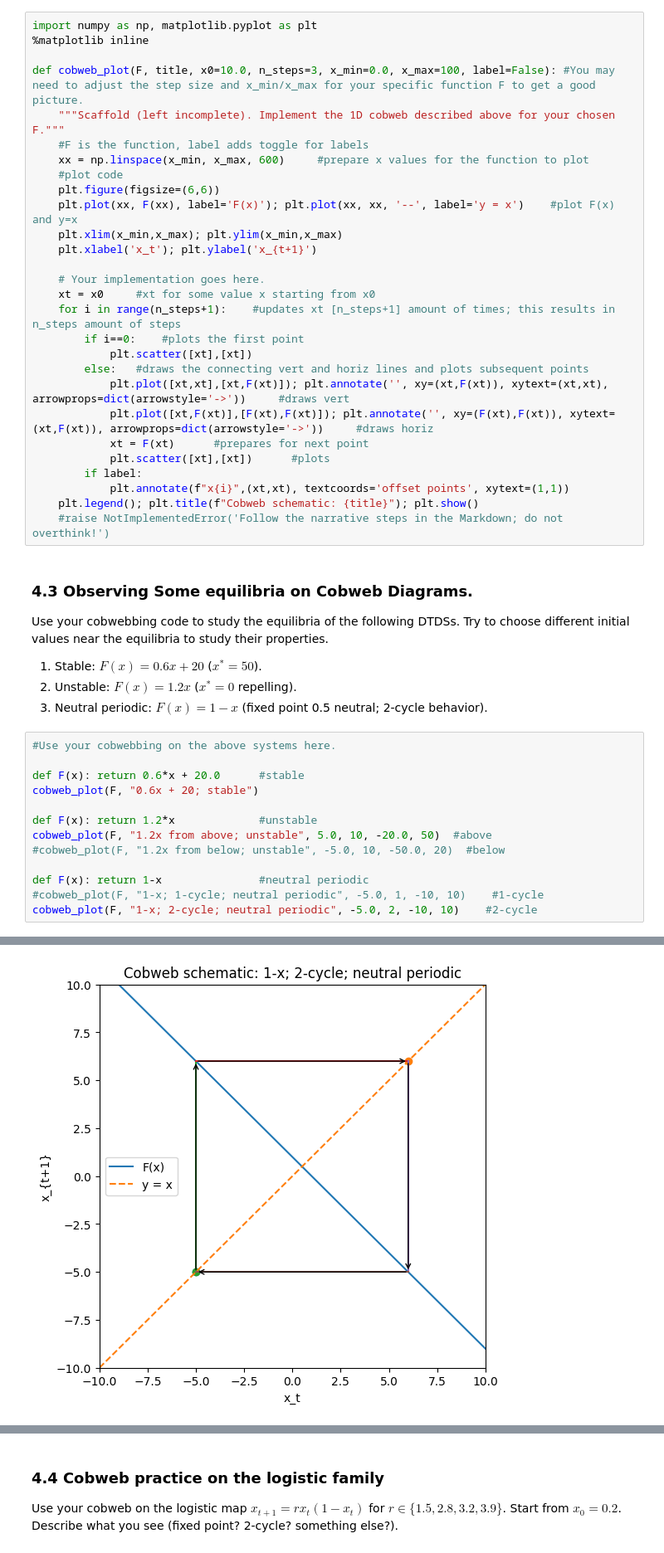
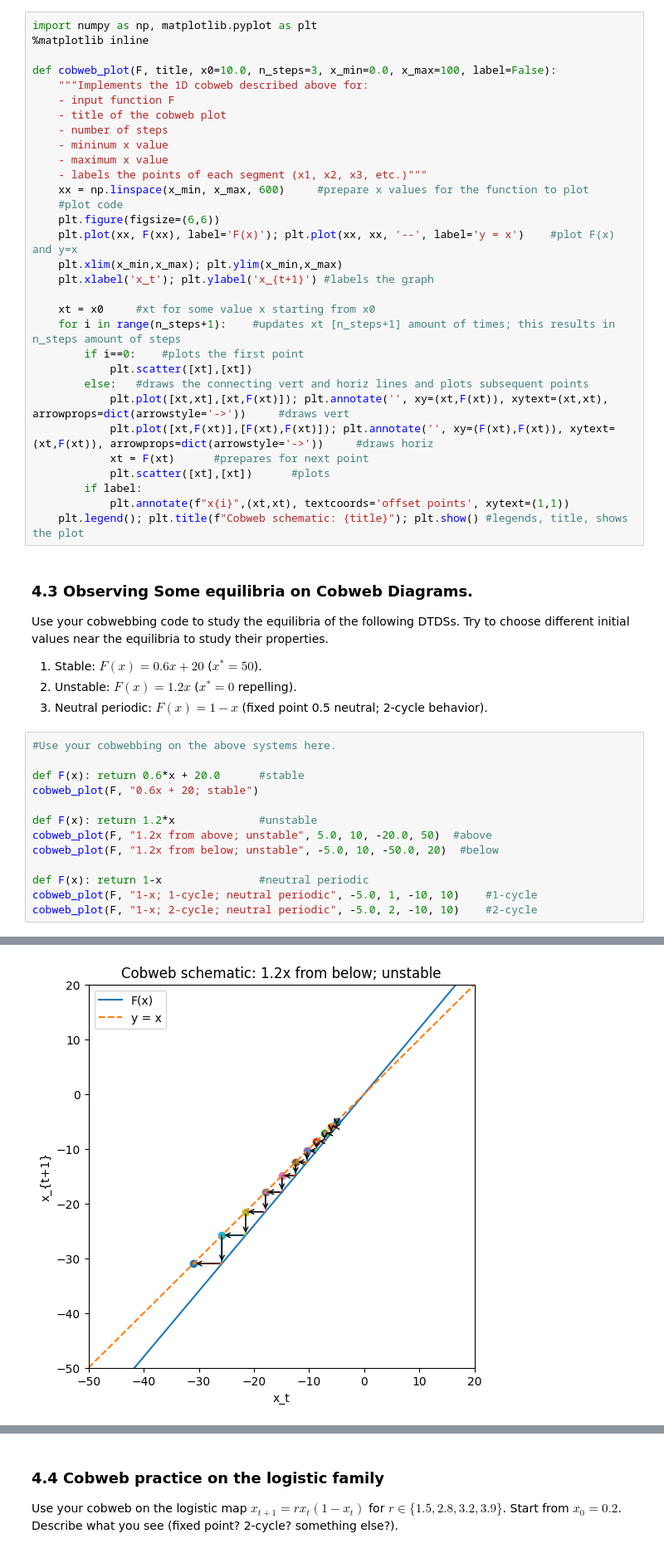
Before and after one commit to DanielCao-7/RP2-AAS-Python-Workbook, a Jupyter notebook: RP 2 - Discrete-Time Dynamical Systems - AAS.ipynb, the cells around one changed output, grey strips where cells are left out. Shown at 83% size. Cells and saved outputs as stored; diff of their text form.

```diff
--- a/RP 2 - Discrete-Time Dynamical Systems - AAS.ipynb
+++ b/RP 2 - Discrete-Time Dynamical Systems - AAS.ipynb
@@ -140,17 +140,21 @@ Steps: (i) plot $y=F(x)$ and $y=x$; (ii) start at $x_0$; (iii) vertical to $(x_0
 import numpy as np, matplotlib.pyplot as plt
 %matplotlib inline
 
-def cobweb_plot(F, title, x0=10.0, n_steps=3, x_min=0.0, x_max=100, label=False): #You may need to adjust the step size and x_min/x_max for your specific function F to get a good picture.
-    """Scaffold (left incomplete). Implement the 1D cobweb described above for your chosen F."""
-    #F is the function, label adds toggle for labels
+def cobweb_plot(F, title, x0=10.0, n_steps=3, x_min=0.0, x_max=100, label=False):
+    """Implements the 1D cobweb described above for:
+    - input function F
+    - title of the cobweb plot
+    - number of steps
+    - mininum x value
+    - maximum x value
+    - labels the points of each segment (x1, x2, x3, etc.)"""
     xx = np.linspace(x_min, x_max, 600)     #prepare x values for the function to plot
     #plot code
     plt.figure(figsize=(6,6))
     plt.plot(xx, F(xx), label='F(x)'); plt.plot(xx, xx, '--', label='y = x')    #plot F(x) and y=x
     plt.xlim(x_min,x_max); plt.ylim(x_min,x_max)
-    plt.xlabel('x_t'); plt.ylabel('x_{t+1}')
+    plt.xlabel('x_t'); plt.ylabel('x_{t+1}') #labels the graph
 
-    # Your implementation goes here.
     xt = x0     #xt for some value x starting from x0
     for i in range(n_steps+1):    #updates xt [n_steps+1] amount of times; this results in n_steps amount of steps
         if i==0:    #plots the first point
@@ -162,8 +166,7 @@ def cobweb_plot(F, title, x0=10.0, n_steps=3, x_min=0.0, x_max=100, label=False)
             plt.scatter([xt],[xt])      #plots
         if label:
             plt.annotate(f"x{i}",(xt,xt), textcoords='offset points', xytext=(1,1))
-    plt.legend(); plt.title(f"Cobweb schematic: {title}"); plt.show()
-    #raise NotImplementedError('Follow the narrative steps in the Markdown; do not overthink!')
+    plt.legend(); plt.title(f"Cobweb schematic: {title}"); plt.show() #legends, title, shows the plot
 # %% [markdown]
 ### 4.3 Observing Some equilibria on Cobweb Diagrams.
 
@@ -176,17 +179,17 @@ Use your cobwebbing code to study the equilibria of the following DTDSs. Try to
 # %%
 #Use your cobwebbing on the above systems here.
 
 def F(x): return 0.6*x + 20.0      #stable
 cobweb_plot(F, "0.6x + 20; stable")
 
 def F(x): return 1.2*x             #unstable
 cobweb_plot(F, "1.2x from above; unstable", 5.0, 10, -20.0, 50)  #above
-#cobweb_plot(F, "1.2x from below; unstable", -5.0, 10, -50.0, 20)  #below
+cobweb_plot(F, "1.2x from below; unstable", -5.0, 10, -50.0, 20)  #below
 
 def F(x): return 1-x               #neutral periodic
-#cobweb_plot(F, "1-x; 1-cycle; neutral periodic", -5.0, 1, -10, 10)    #1-cycle
+cobweb_plot(F, "1-x; 1-cycle; neutral periodic", -5.0, 1, -10, 10)    #1-cycle
 cobweb_plot(F, "1-x; 2-cycle; neutral periodic", -5.0, 2, -10, 10)    #2-cycle
 # %% [output]
 [figure]
 [figure]
-[figure, old version]
+[figure, new version]
```
Also changed, not shown: parts of 13 cells of this notebook.
